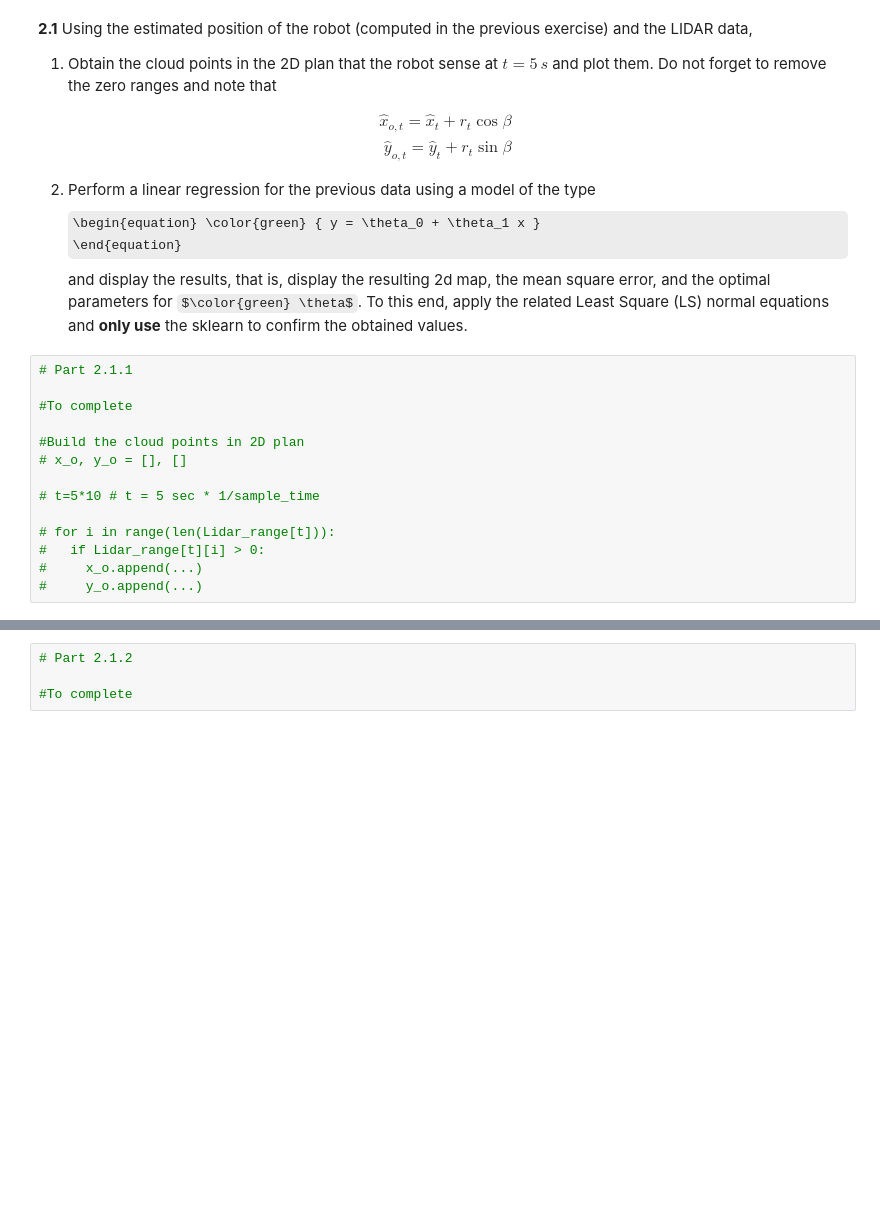
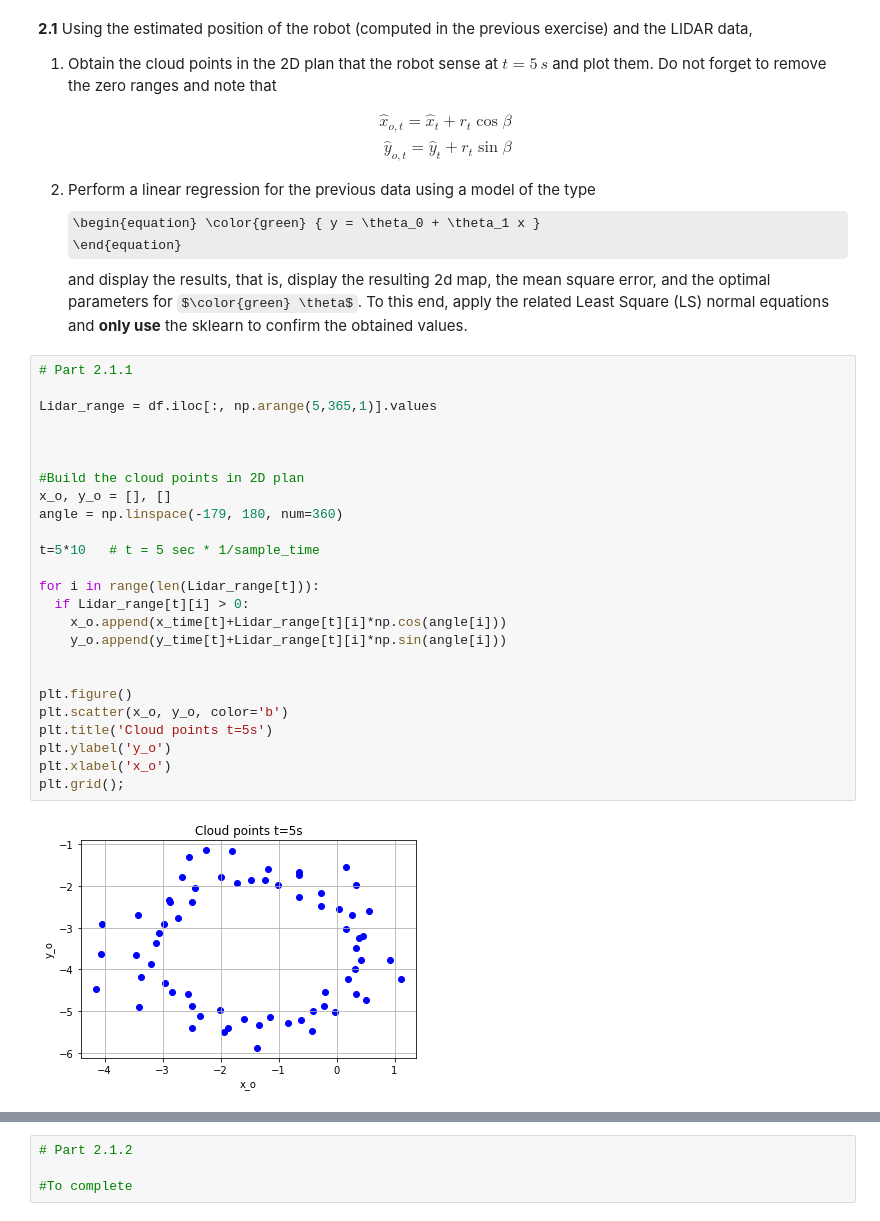
Before and after one commit to FilippoComastri/Project_ML1, a Jupyter notebook: ML_project1.ipynb, the cells around one changed output, grey strips where cells are left out. Cells and saved outputs as stored; diff of their text form; some formulas as TeX source; blank space fills up the shorter version.

```diff
--- a/ML_project1.ipynb
+++ b/ML_project1.ipynb
@@ -412,14 +418,27 @@ and display the results, that is, display the resulting 2d map, the mean square
 # %%
 # Part 2.1.1
 
-#To complete
+Lidar_range = df.iloc[:, np.arange(5,365,1)].values
+
+
 
 #Build the cloud points in 2D plan
-# x_o, y_o = [], []
+x_o, y_o = [], []
+angle = np.linspace(-179, 180, num=360)
 
-# t=5*10 # t = 5 sec * 1/sample_time
+t=5*10   # t = 5 sec * 1/sample_time
 
-# for i in range(len(Lidar_range[t])):
-#   if Lidar_range[t][i] > 0:
-#     x_o.append(...)
-#     y_o.append(...)
+for i in range(len(Lidar_range[t])):
+  if Lidar_range[t][i] > 0:
+    x_o.append(x_time[t]+Lidar_range[t][i]*np.cos(angle[i]))
+    y_o.append(y_time[t]+Lidar_range[t][i]*np.sin(angle[i]))
+
+
+plt.figure()
+plt.scatter(x_o, y_o, color='b')
+plt.title('Cloud points t=5s')
+plt.ylabel('y_o')
+plt.xlabel('x_o')
+plt.grid();
+# %% [output]
+[figure, added]
```
Also changed, not shown: parts of 5 cells of this notebook.
